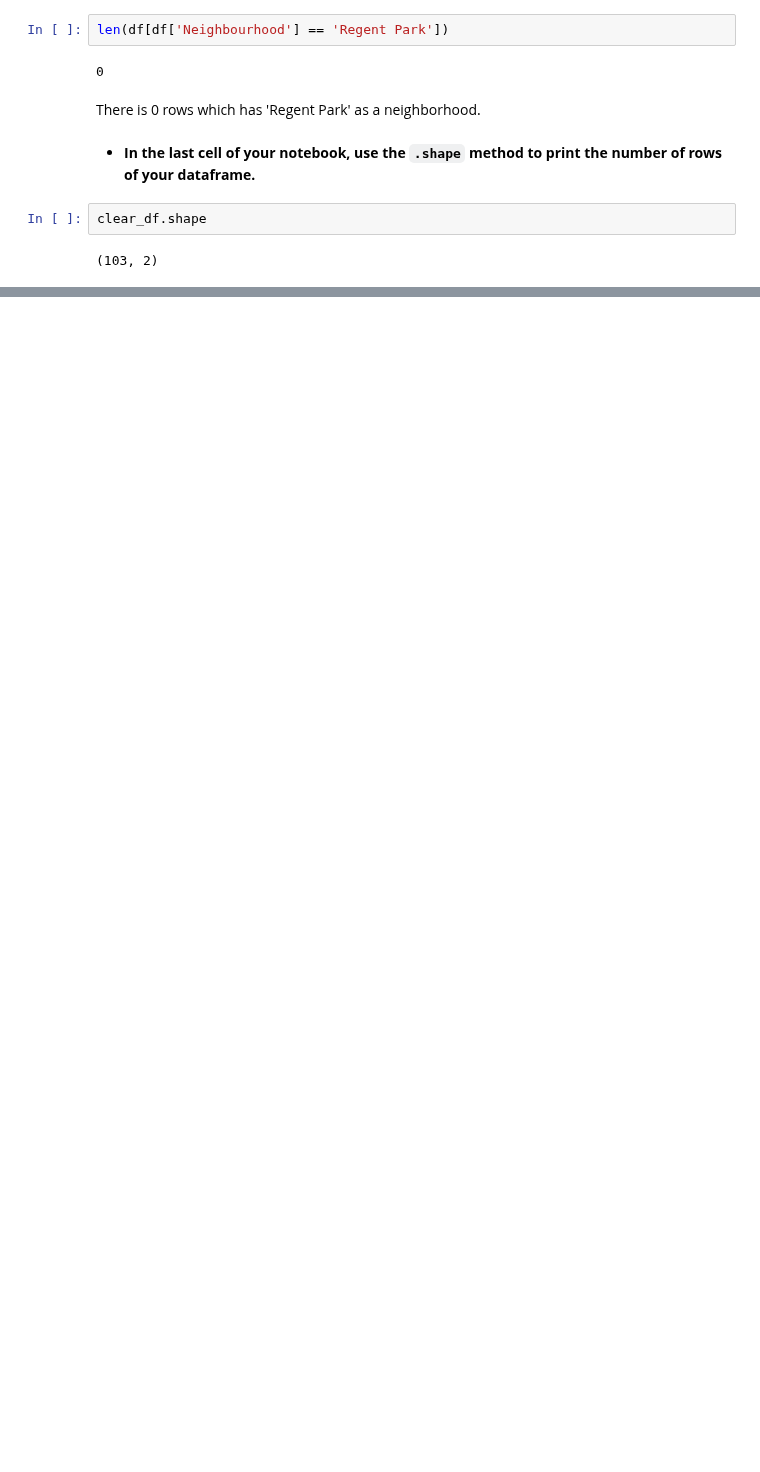
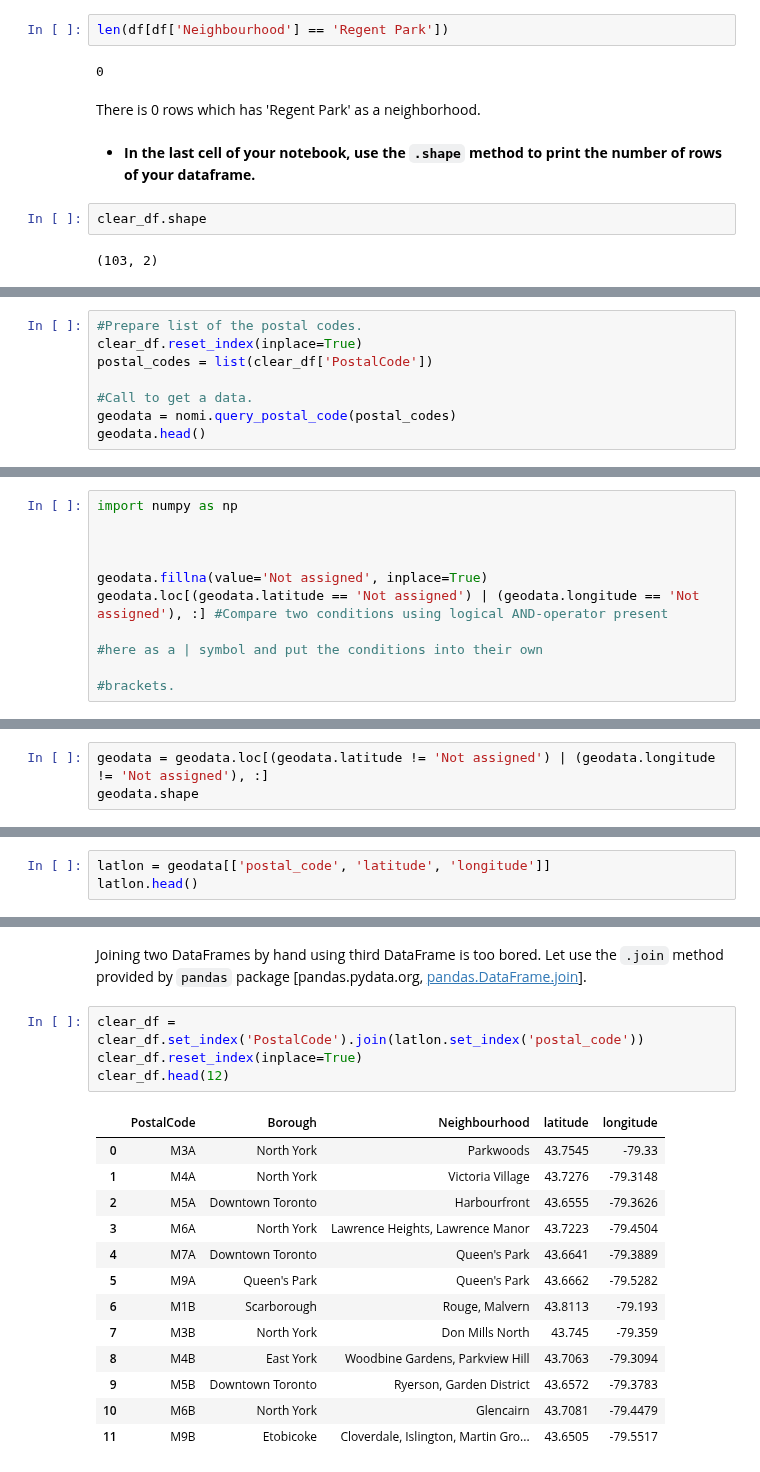
Before and after one commit to Tungsteniac/Tungsteniac, a Jupyter notebook: Neighborhoods in Toronto.ipynb, the cells around one changed output, grey strips where cells are left out. Drawn from its saved outputs; the diff is of its cells as text; blank space fills up the shorter version.

```diff
--- a/Neighborhoods in Toronto.ipynb
+++ b/Neighborhoods in Toronto.ipynb
@@ -347,0 +371,8 @@ clear_df.shape
+# %%
+#Prepare list of the postal codes.
+clear_df.reset_index(inplace=True)
+postal_codes = list(clear_df['PostalCode'])
+
+#Call to get a data.
+geodata = nomi.query_postal_code(postal_codes)
+geodata.head()
@@ -347,0 +410,9 @@ clear_df.shape
+# %%
+import numpy as np
+
+
+
+geodata.fillna(value='Not assigned', inplace=True)
+geodata.loc[(geodata.latitude == 'Not assigned') | (geodata.longitude == 'Not assigned'), :] #Compare two conditions using logical AND-operator present
+                                                                                             #here as a | symbol and put the conditions into their own
+                                                                                             #brackets.
@@ -347,0 +424,3 @@ clear_df.shape
+# %%
+geodata = geodata.loc[(geodata.latitude != 'Not assigned') | (geodata.longitude != 'Not assigned'), :]
+geodata.shape
@@ -347,0 +429,3 @@ clear_df.shape
+# %%
+latlon = geodata[['postal_code', 'latitude', 'longitude']]
+latlon.head()
@@ -347,0 +439,20 @@ clear_df.shape
+# %% [markdown]
+Joining two DataFrames by hand using third DataFrame is too bored. Let use the <code>.join</code> method provided by <code>pandas</code> package [pandas.pydata.org, [pandas.DataFrame.join](https://pandas.pydata.org/pandas-docs/stable/reference/api/pandas.DataFrame.join.html)].
+# %%
+clear_df = clear_df.set_index('PostalCode').join(latlon.set_index('postal_code'))
+clear_df.reset_index(inplace=True)
+clear_df.head(12)
+# %% [output]
+|  | PostalCode | Borough | Neighbourhood | latitude | longitude |
+| 0 | M3A | North York | Parkwoods | 43.7545 | -79.33 |
+| 1 | M4A | North York | Victoria Village | 43.7276 | -79.3148 |
+| 2 | M5A | Downtown Toronto | Harbourfront | 43.6555 | -79.3626 |
+| 3 | M6A | North York | Lawrence Heights, Lawrence Manor | 43.7223 | -79.4504 |
+| 4 | M7A | Downtown Toronto | Queen's Park | 43.6641 | -79.3889 |
+| 5 | M9A | Queen's Park | Queen's Park | 43.6662 | -79.5282 |
+| 6 | M1B | Scarborough | Rouge, Malvern | 43.8113 | -79.193 |
+| 7 | M3B | North York | Don Mills North | 43.745 | -79.359 |
+| 8 | M4B | East York | Woodbine Gardens, Parkview Hill | 43.7063 | -79.3094 |
+| 9 | M5B | Downtown Toronto | Ryerson, Garden District | 43.6572 | -79.3783 |
+| 10 | M6B | North York | Glencairn | 43.7081 | -79.4479 |
+| 11 | M9B | Etobicoke | Cloverdale, Islington, Martin Gro... | 43.6505 | -79.5517 |
```
Also changed, not shown: parts of 16 cells of this notebook.
